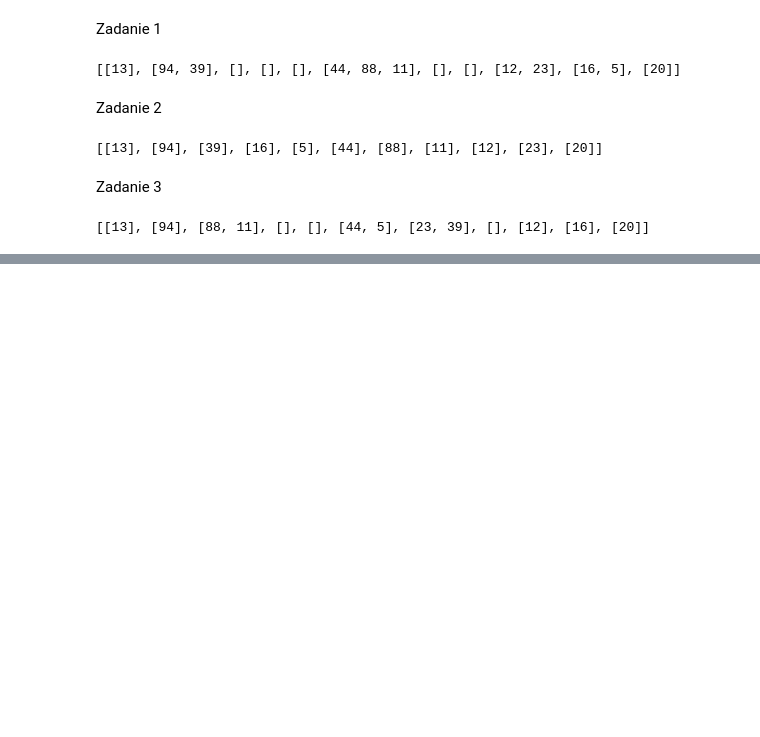
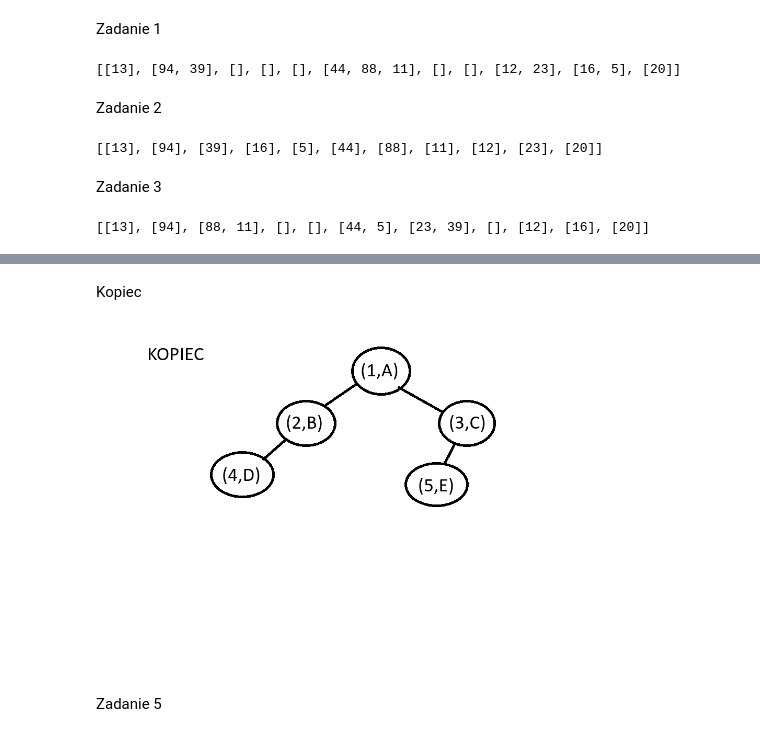
Before and after one commit to rafglo/AiSD, a Jupyter notebook: lista5/lista5.ipynb, the cells around one changed output, grey strips where cells are left out. Saved outputs shown, nothing was run; the diff lists cells and outputs as text; code cells hidden in the pictures; blank space fills up the shorter version.

```diff
--- a/lista5/lista5.ipynb
+++ b/lista5/lista5.ipynb
@@ -58,0 +71,9 @@ print(func_collision(mix_func1, input, 11))
+# %% [markdown]
+Kopiec
+# %%
+img2 = Image.open("kopiec3.png")
+display(img2)
+# %% [output]
+[figure, added]
+# %% [markdown]
+Zadanie 5
```
Also changed, not shown: parts of 5 cells of this notebook, 11 other files.
